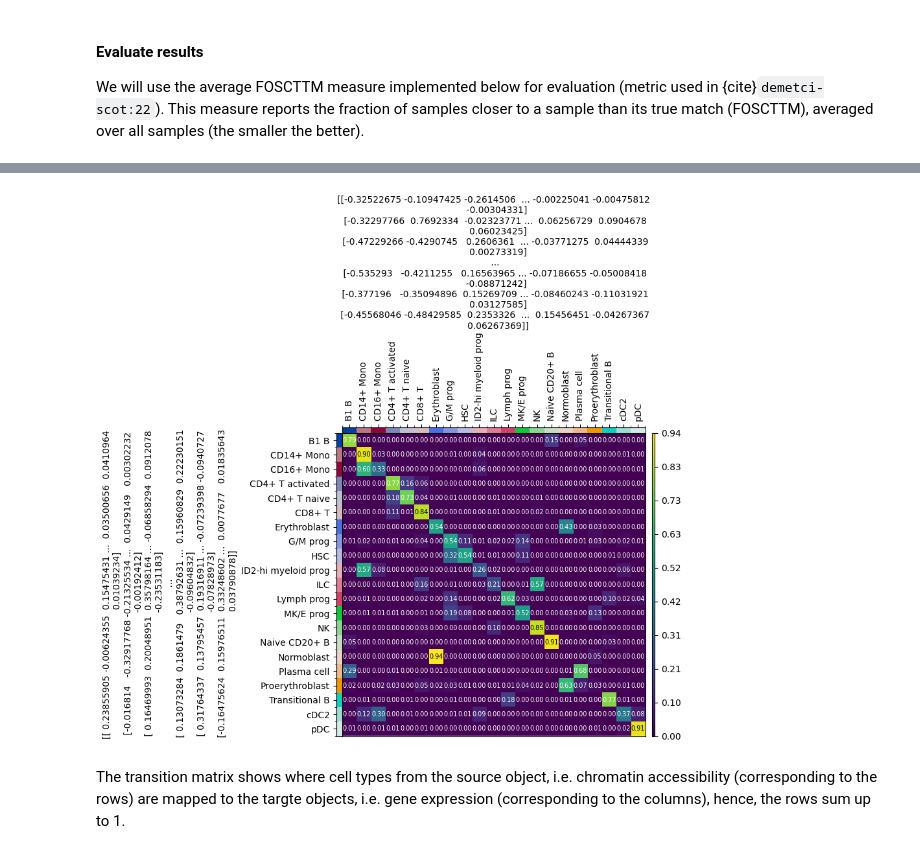
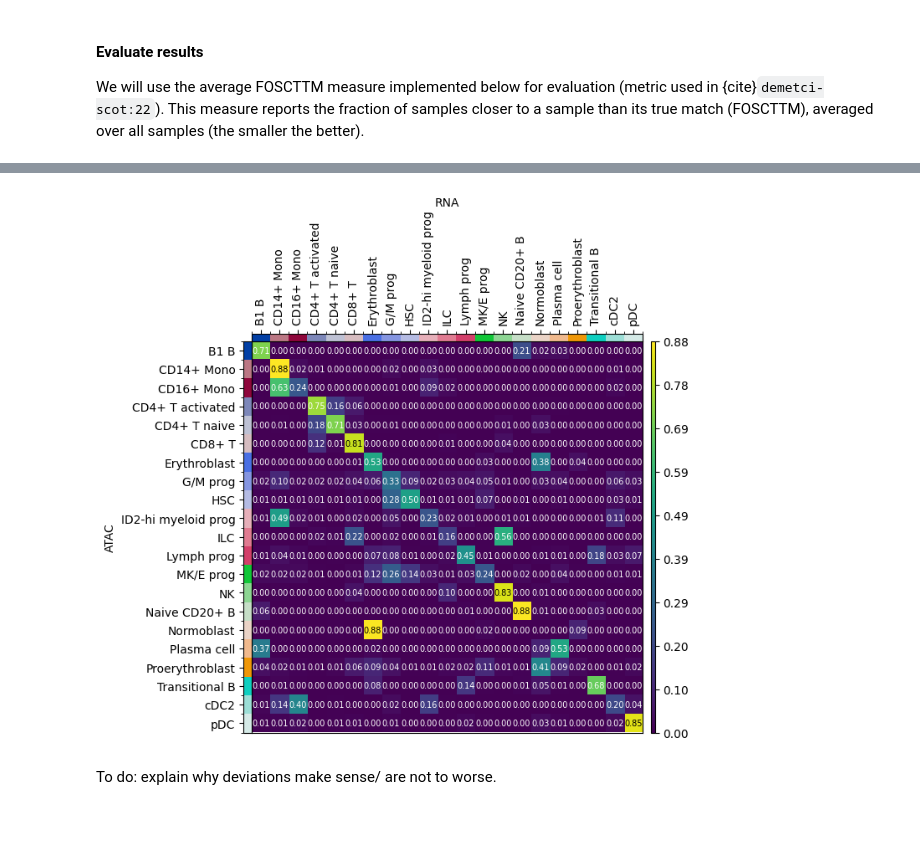
Before and after one commit to theislab/moscot_notebooks, a Jupyter notebook: tutorials/600_tutorial_translation.ipynb, the cells around one changed output, grey strips where cells are left out. Cells and saved outputs as stored; diff of their text form; code cells hidden in the pictures; blank space fills up the shorter version.

Commit message:
updated version of translation tutorial

```diff
--- a/tutorials/600_tutorial_translation.ipynb
+++ b/tutorials/600_tutorial_translation.ipynb
@@ -26,7 +26,4 @@ The preprocessed datset of bone marrow mononuclear cells is from the [Open Probl
 # %%
 adata_atac = sc.read('data/atac.h5ad')
 adata_rna = sc.read('data/rna.h5ad')
-
-## only here for now, to compare normalized embeddings
-adata_atac.obsm['lsi_norm'] = pp.normalize(adata_atac.obsm['ATAC_lsi_full'])
-adata_rna.obsm['pca_norm'] = pp.normalize(adata_rna.obsm['GEX_X_pca'])
+adata_atac, adata_rna
@@ -119,0 +117,10 @@ Average FOSCTTM score for this alignment with ATAC onto RNA is:  0.0562
+# %%
+ftp = TranslationProblem(adata_src=adata_atac, adata_tgt=adata_rna)
+ftp = ftp.prepare(
+    src_attr={"attr": "obsm", "key": "ATAC_lsi_norm"},
+    tgt_attr={"attr": "obsm", "key": "GEX_X_pca"},
+    joint_attr = 'geneactivity_scvi'
+)
+ftp = ftp.solve(epsilon=1e-3, alpha=0.9)
+translated_fused = ftp.translate(forward=True)
+print("Average FOSCTTM score for this fused alignment with ATAC onto RNA is: ", foscttm(adata_rna.obsm['GEX_X_pca'], translated_fused))
@@ -148,13 +156,13 @@ Additionally, we can investigate which cell types are mapped where.
 # %%
-cell_transition = tp.cell_transition(
-    source=adata_atac.obsm['lsi_norm'],
-    target=adata_rna.obsm['pca_norm'],
+cell_transition = ftp.cell_transition(
+    source= 'ATAC',
+    target= 'RNA',
     source_groups="cell_type",
     target_groups="cell_type",
     forward=True,
     )
-mpl.cell_transition(tp, figsize=(5, 5))
+mpl.cell_transition(ftp, figsize=(5, 5))
 # %% [output]
-[figure, old version]
+[figure, new version]
-# %% [markdown]
-The transition matrix shows where cell types from the source object, i.e. chromatin accessibility (corresponding to the rows) are mapped to the targte objects, i.e. gene expression (corresponding to the columns), hence, the rows sum up to 1.
+# %% [markdown]
+To do: explain why deviations make sense/ are not to worse.
```
Also changed, not shown: parts of 19 cells of this notebook.
